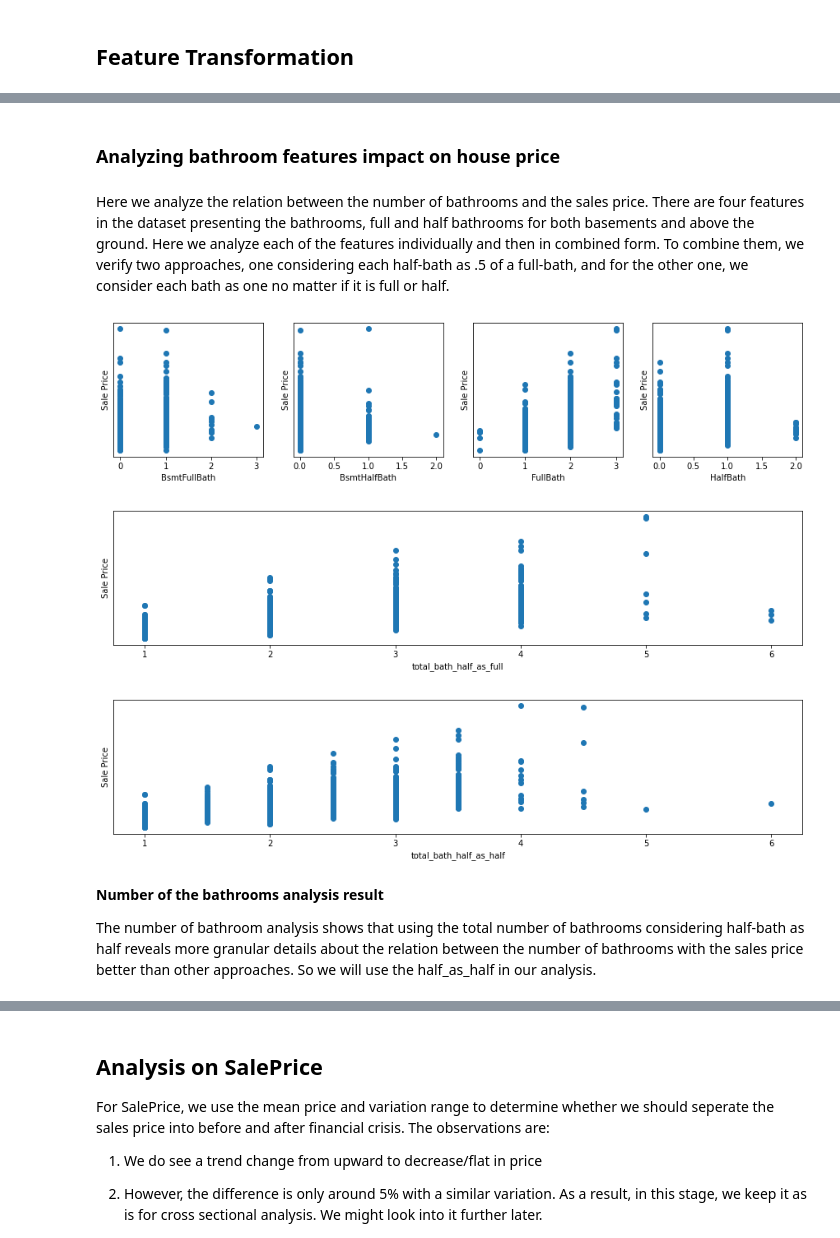
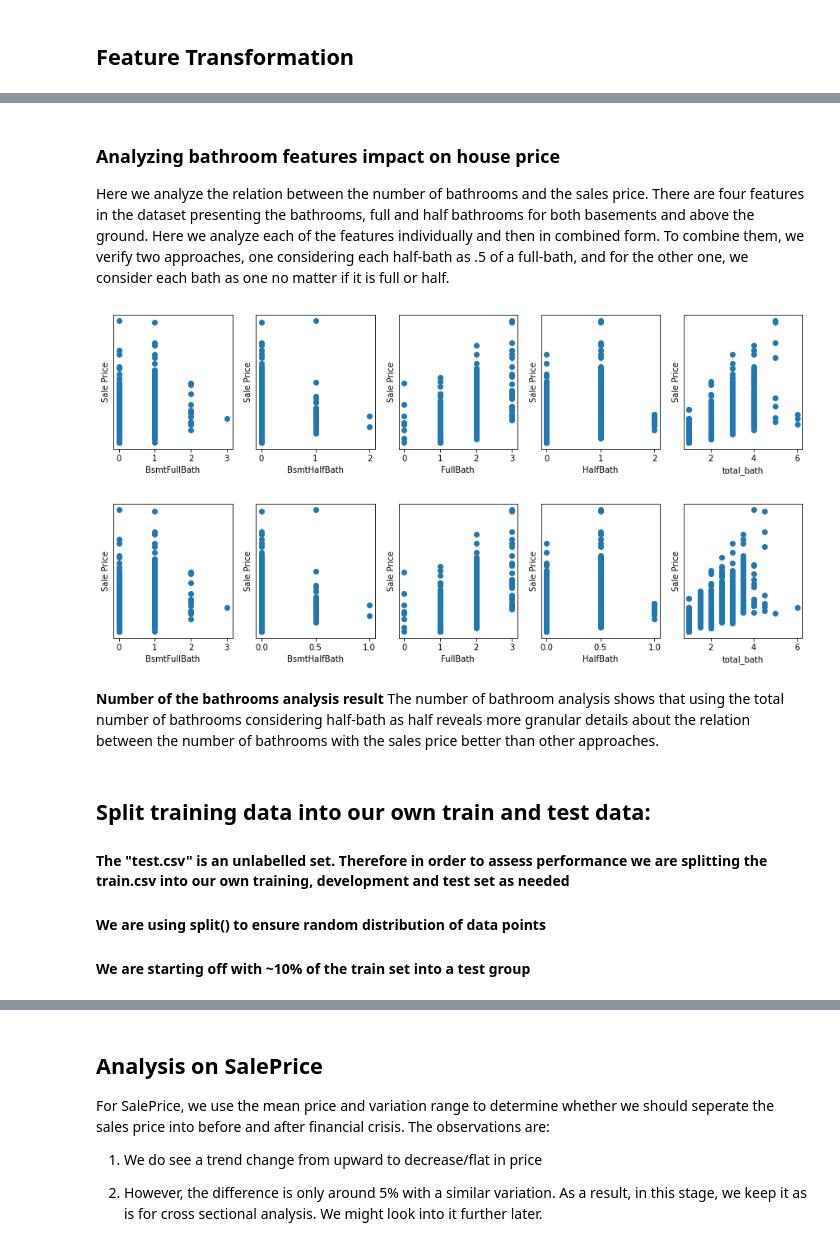
Before and after one commit to pmotameni/mids-w207-final-project, a Jupyter notebook: w207_consolidated.ipynb, the cells around one changed output, grey strips where cells are left out. Drawn from its saved outputs; the diff is of its cells as text; code cells hidden in the pictures.

```diff
--- a/w207_consolidated.ipynb
+++ b/w207_consolidated.ipynb
@@ -292,13 +255,13 @@ Above result shows that
-# %% [markdown]
-
-### Analyzing bathroom features impact on house price
 # %% [markdown]
+
+### Analyzing bathroom features impact on house price
+
 Here we analyze the relation between the number of bathrooms and the sales price. There are four features in the dataset presenting the bathrooms, full and half bathrooms for both basements and above the ground. Here we analyze each of the features individually and then in combined form. To combine them, we verify two approaches, one considering each half-bath as .5 of a full-bath, and for the other one, we consider each bath as one no matter if it is full or half.
 # %%
-def get_bath_features_dataset(x, consider_half_as_full):
+def get_bath_features_dataset(consider_half_as_full):
     # Set half-bath to half of its value
     bath_props = ['BsmtFullBath', 'BsmtHalfBath', 'FullBath', 'HalfBath']
-    bath_dataset = x[['BsmtFullBath',
+    bath_dataset = df_X[['BsmtFullBath',
                         'BsmtHalfBath', 'FullBath', 'HalfBath']].copy()
     if not consider_half_as_full:
         # Total number of bath = number of full + (number of half/2)
@@ -343,25 +306,22 @@ def plot_features(feature_set, output_set, feature_per_row=2,
     plt.show()
 # %%
 # bathrooms impact on price
+# TODO probably better to use the train_set instead full set
 def analyze_num_bath_impact():
-    f_baths = X_train[['BsmtFullBath',
-                            'BsmtHalfBath', 'FullBath', 'HalfBath']].copy()
-    plot_features(f_baths, y_train, feature_per_row=4, height=3)
-    f_baths['total_bath_half_as_full'] = \
-        get_bath_features_dataset(f_baths, consider_half_as_full=True)['total_bath']
-    plot_features(f_baths[['total_bath_half_as_full']],
-                  y_train, feature_per_row=1, height=3)
-    f_baths['total_bath_half_as_half'] = \
-        get_bath_features_dataset(f_baths, consider_half_as_full=False)['total_bath']
-    plot_features(f_baths[['total_bath_half_as_half']],
-                  y_train, feature_per_row=1, height=3)
+    f_baths = get_bath_features_dataset(consider_half_as_full=True)
+    plot_features(f_baths, df_y, feature_per_row=5, height=3)
+    f_baths = get_bath_features_dataset(consider_half_as_full=False)
+    plot_features(f_baths, df_y, feature_per_row=5, height=3)
 
 analyze_num_bath_impact()
 # %% [output]
-[figure, old version]
+[figure, new version]
-[figure, old version]
+[figure, new version]
-[figure, removed]
 # %% [markdown]
 **Number of the bathrooms analysis result**
-
-The number of bathroom analysis shows that using the total number of bathrooms considering half-bath as half reveals more granular details about the relation between the number of bathrooms with the sales price better than other approaches. So we will use the half_as_half in our analysis.
+The number of bathroom analysis shows that using the total number of bathrooms considering half-bath as half reveals more granular details about the relation between the number of bathrooms with the sales price better than other approaches.
+# %% [markdown]
+## Split training data into our own train and test data:
+#### The "test.csv" is an unlabelled set. Therefore in order to assess performance we are splitting the train.csv into our own training, development and test set as needed
+#### We are using split() to ensure random distribution of data points
+#### We are starting off with ~10% of the train set into a test group
```
Also changed, not shown: parts of 28 cells of this notebook.
